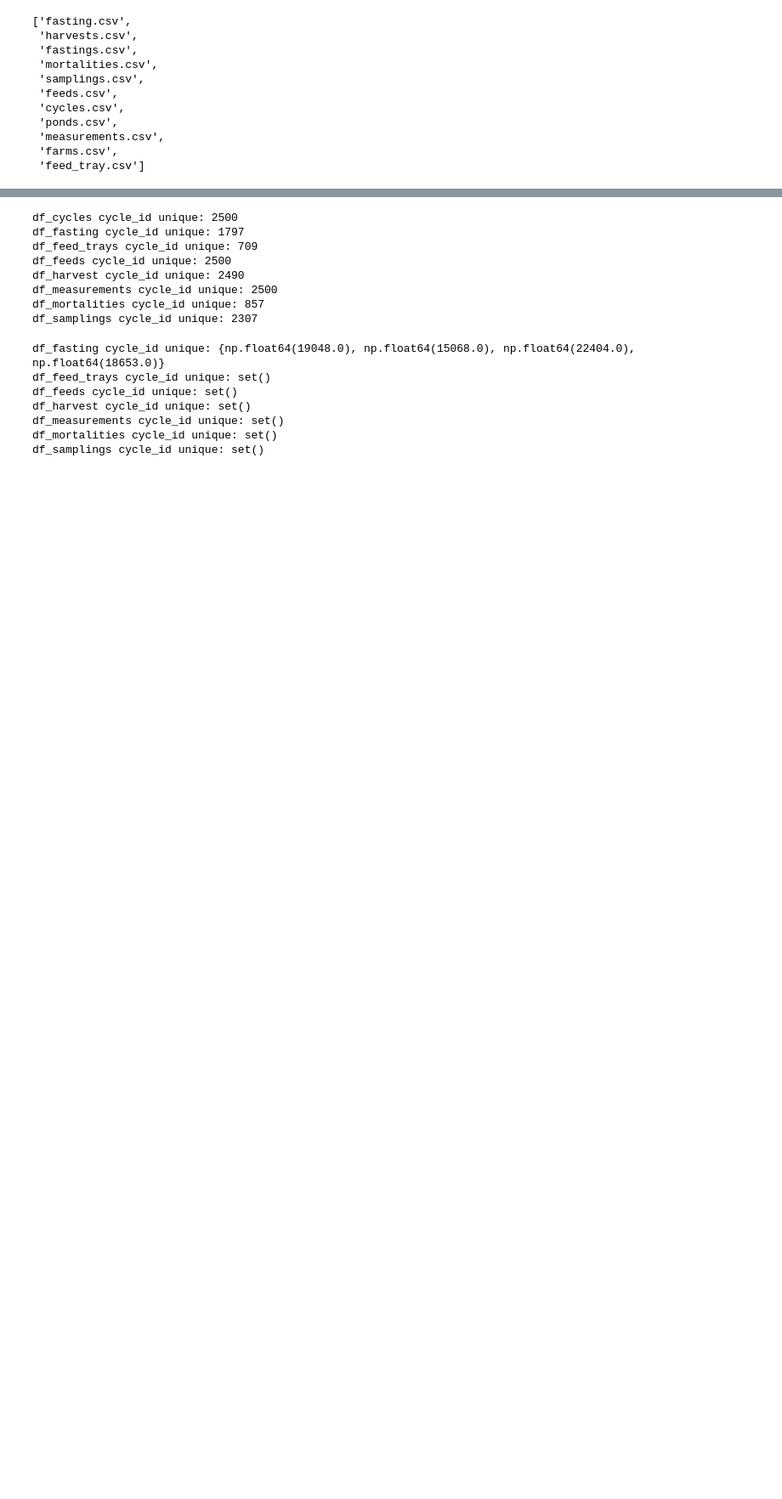
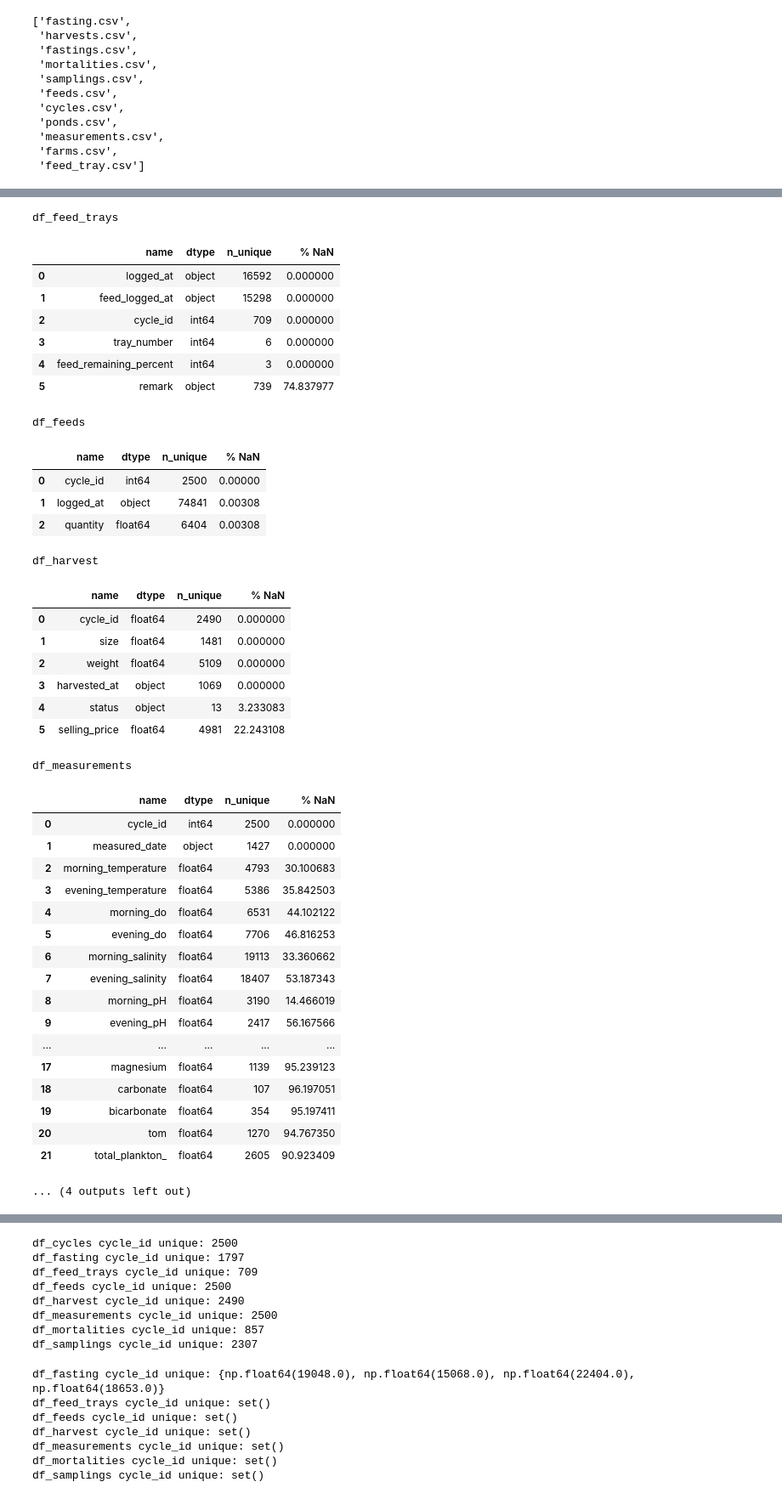
Before and after one commit to nurgoni/shrimp-forecasting, a Jupyter notebook: notebook/EDA.ipynb, the cells around one changed output, grey strips where cells are left out. Shown at 85% size. Cells and saved outputs as stored; diff of their text form; code cells hidden in the pictures; blank space fills up the shorter version.

```diff
--- a/notebook/EDA.ipynb
+++ b/notebook/EDA.ipynb
@@ -216,0 +240,15 @@ list_df = {
+# %%
+for name, df in list_df.items():
+
+    nan = [float(df[col].isna().sum() * 100 / df.shape[0]) for col in df.columns]
+    unique = [df[col].nunique() for col in df.columns]
+    dtype = [df[col].dtype for col in df.columns]
+
+    print(name)
+    display(pd.DataFrame({
+        "name": df.columns,
+        "dtype": dtype,
+        "n_unique": unique,
+        "% NaN": nan
+    }))
+# %% [output]
@@ -216,0 +271,40 @@ list_df = {
+df_feed_trays
+|  | name | dtype | n_unique | % NaN |
+| 0 | logged_at | object | 16592 | 0.000000 |
+| 1 | feed_logged_at | object | 15298 | 0.000000 |
+| 2 | cycle_id | int64 | 709 | 0.000000 |
+| 3 | tray_number | int64 | 6 | 0.000000 |
+| 4 | feed_remaining_percent | int64 | 3 | 0.000000 |
+| 5 | remark | object | 739 | 74.837977 |
+df_feeds
+|  | name | dtype | n_unique | % NaN |
+| 0 | cycle_id | int64 | 2500 | 0.00000 |
+| 1 | logged_at | object | 74841 | 0.00308 |
+| 2 | quantity | float64 | 6404 | 0.00308 |
+df_harvest
+|  | name | dtype | n_unique | % NaN |
+| 0 | cycle_id | float64 | 2490 | 0.000000 |
+| 1 | size | float64 | 1481 | 0.000000 |
+| 2 | weight | float64 | 5109 | 0.000000 |
+| 3 | harvested_at | object | 1069 | 0.000000 |
+| 4 | status | object | 13 | 3.233083 |
+| 5 | selling_price | float64 | 4981 | 22.243108 |
+df_measurements
+|  | name | dtype | n_unique | % NaN |
+| 0 | cycle_id | int64 | 2500 | 0.000000 |
+| 1 | measured_date | object | 1427 | 0.000000 |
+| 2 | morning_temperature | float64 | 4793 | 30.100683 |
+| 3 | evening_temperature | float64 | 5386 | 35.842503 |
+| 4 | morning_do | float64 | 6531 | 44.102122 |
+| 5 | evening_do | float64 | 7706 | 46.816253 |
+| 6 | morning_salinity | float64 | 19113 | 33.360662 |
+| 7 | evening_salinity | float64 | 18407 | 53.187343 |
+| 8 | morning_pH | float64 | 3190 | 14.466019 |
+| 9 | evening_pH | float64 | 2417 | 56.167566 |
+| ... | ... | ... | ... | ... |
+| 17 | magnesium | float64 | 1139 | 95.239123 |
+| 18 | carbonate | float64 | 107 | 96.197051 |
+| 19 | bicarbonate | float64 | 354 | 95.197411 |
+| 20 | tom | float64 | 1270 | 94.767350 |
+| 21 | total_plankton_ | float64 | 2605 | 90.923409 |
+... (4 outputs left out)
```
Also changed, not shown: parts of 23 cells of this notebook.
